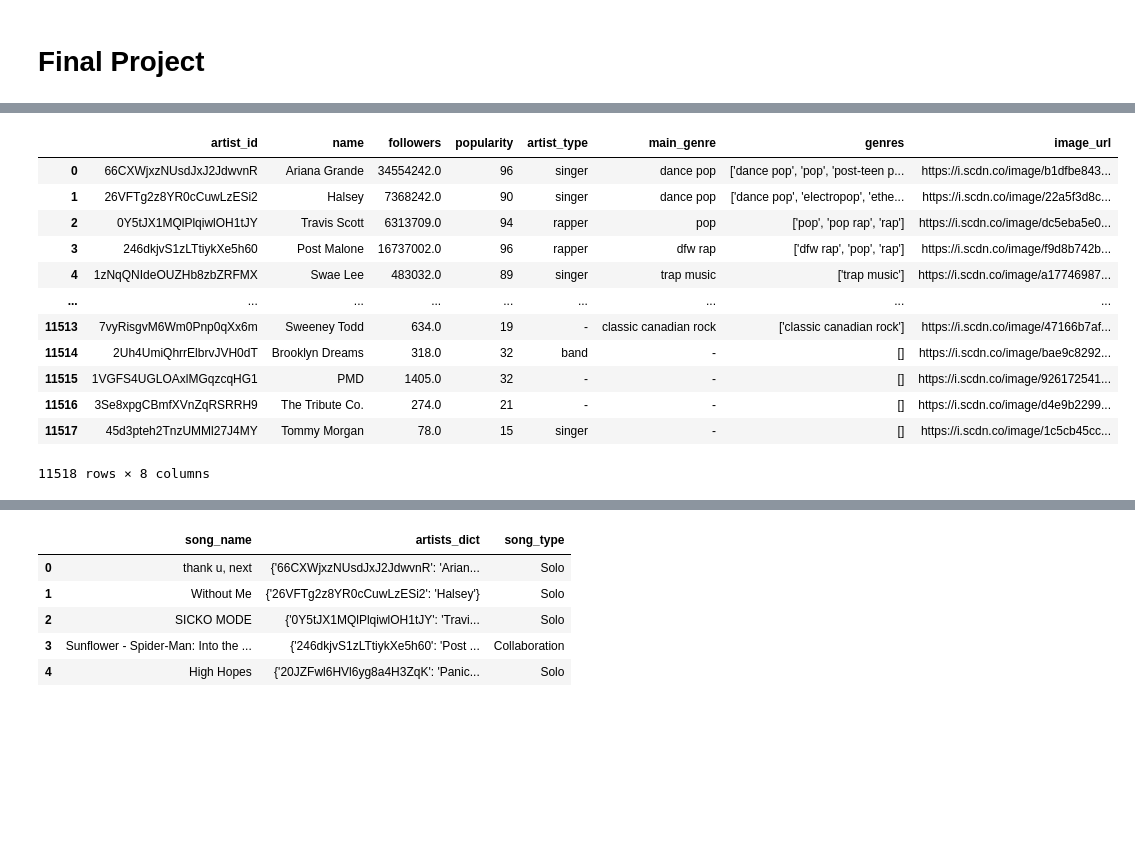
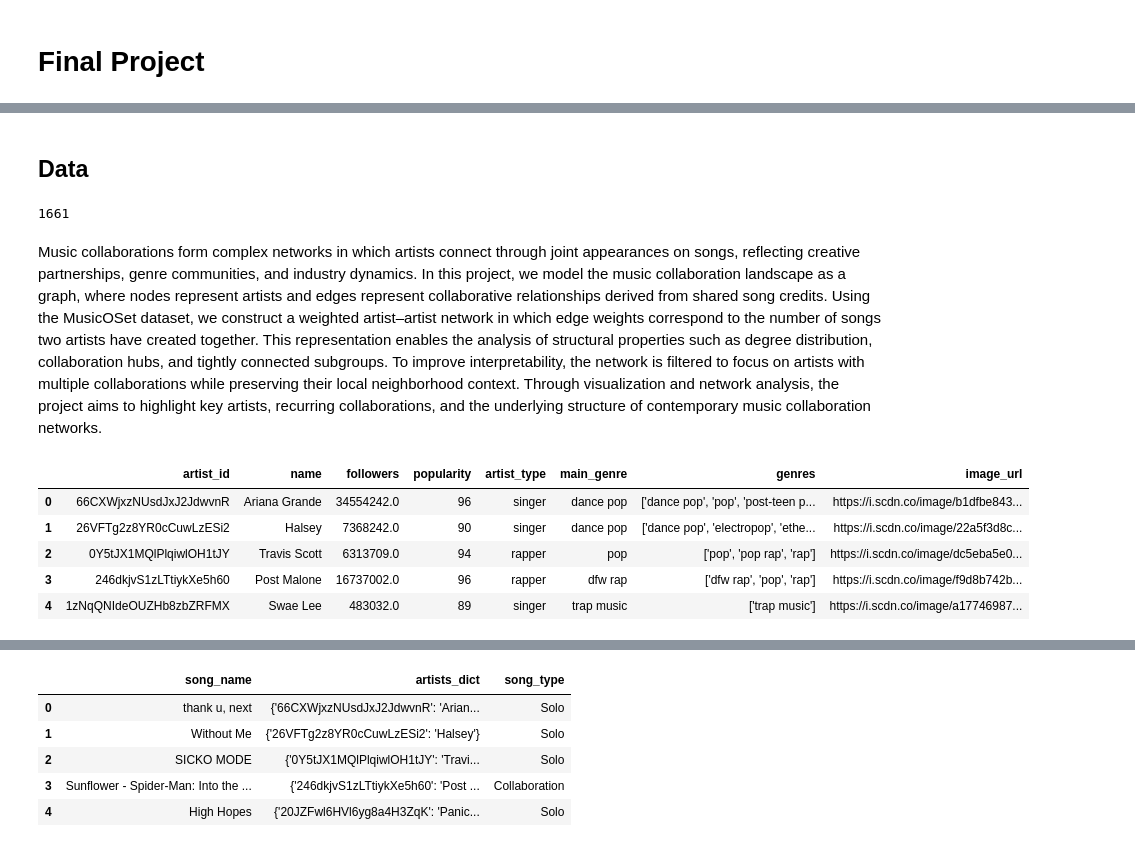
Before and after one commit to tytkowskid/snars, a Jupyter notebook: PFinal/main.ipynb, the cells around one changed output, grey strips where cells are left out. Cells and saved outputs as stored; diff of their text form; code cells hidden in the pictures; blank space fills up the shorter version.

```diff
--- a/PFinal/main.ipynb
+++ b/PFinal/main.ipynb
@@ -10,18 +18,19 @@ import matplotlib.pyplot as plt
+# %% [markdown]
+## Data
+# %%
+len(G.nodes())
+# %% [output]
+1661
+# %% [markdown]
+Music collaborations form complex networks in which artists connect through joint appearances on songs, reflecting creative partnerships, genre communities, and industry dynamics. In this project, we model the music collaboration landscape as a graph, where nodes represent artists and edges represent collaborative relationships derived from shared song credits. Using the MusicOSet dataset, we construct a weighted artist–artist network in which edge weights correspond to the number of songs two artists have created together. This representation enables the analysis of structural properties such as degree distribution, collaboration hubs, and tightly connected subgroups. To improve interpretability, the network is filtered to focus on artists with multiple collaborations while preserving their local neighborhood context. Through visualization and network analysis, the project aims to highlight key artists, recurring collaborations, and the underlying structure of contemporary music collaboration networks.
 # %%
 df_artists = pd.read_csv("./data/musicoset_metadata/artists.csv", sep=None)
 # %%
-df_artists
+df_artists.head()
 # %% [output]
 |  | artist_id | name | followers | popularity | artist_type | main_genre | genres | image_url |
 | 0 | 66CXWjxzNUsdJxJ2JdwvnR | Ariana Grande | 34554242.0 | 96 | singer | dance pop | ['dance pop', 'pop', 'post-teen p... | https://i.scdn.co/image/b1dfbe843... |
 | 1 | 26VFTg2z8YR0cCuwLzESi2 | Halsey | 7368242.0 | 90 | singer | dance pop | ['dance pop', 'electropop', 'ethe... | https://i.scdn.co/image/22a5f3d8c... |
 | 2 | 0Y5tJX1MQlPlqiwlOH1tJY | Travis Scott | 6313709.0 | 94 | rapper | pop | ['pop', 'pop rap', 'rap'] | https://i.scdn.co/image/dc5eba5e0... |
 | 3 | 246dkjvS1zLTtiykXe5h60 | Post Malone | 16737002.0 | 96 | rapper | dfw rap | ['dfw rap', 'pop', 'rap'] | https://i.scdn.co/image/f9d8b742b... |
 | 4 | 1zNqQNIdeOUZHb8zbZRFMX | Swae Lee | 483032.0 | 89 | singer | trap music | ['trap music'] | https://i.scdn.co/image/a17746987... |
-| ... | ... | ... | ... | ... | ... | ... | ... | ... |
-| 11513 | 7vyRisgvM6Wm0Pnp0qXx6m | Sweeney Todd | 634.0 | 19 | - | classic canadian rock | ['classic canadian rock'] | https://i.scdn.co/image/47166b7af... |
-| 11514 | 2Uh4UmiQhrrElbrvJVH0dT | Brooklyn Dreams | 318.0 | 32 | band | - | [] | https://i.scdn.co/image/bae9c8292... |
-| 11515 | 1VGFS4UGLOAxlMGqzcqHG1 | PMD | 1405.0 | 32 | - | - | [] | https://i.scdn.co/image/926172541... |
-| 11516 | 3Se8xpgCBmfXVnZqRSRRH9 | The Tribute Co. | 274.0 | 21 | - | - | [] | https://i.scdn.co/image/d4e9b2299... |
-| 11517 | 45d3pteh2TnzUMMl27J4MY | Tommy Morgan | 78.0 | 15 | singer | - | [] | https://i.scdn.co/image/1c5cb45cc... |
-11518 rows × 8 columns
```
Also changed, not shown: parts of 58 cells of this notebook, 2 other files.
